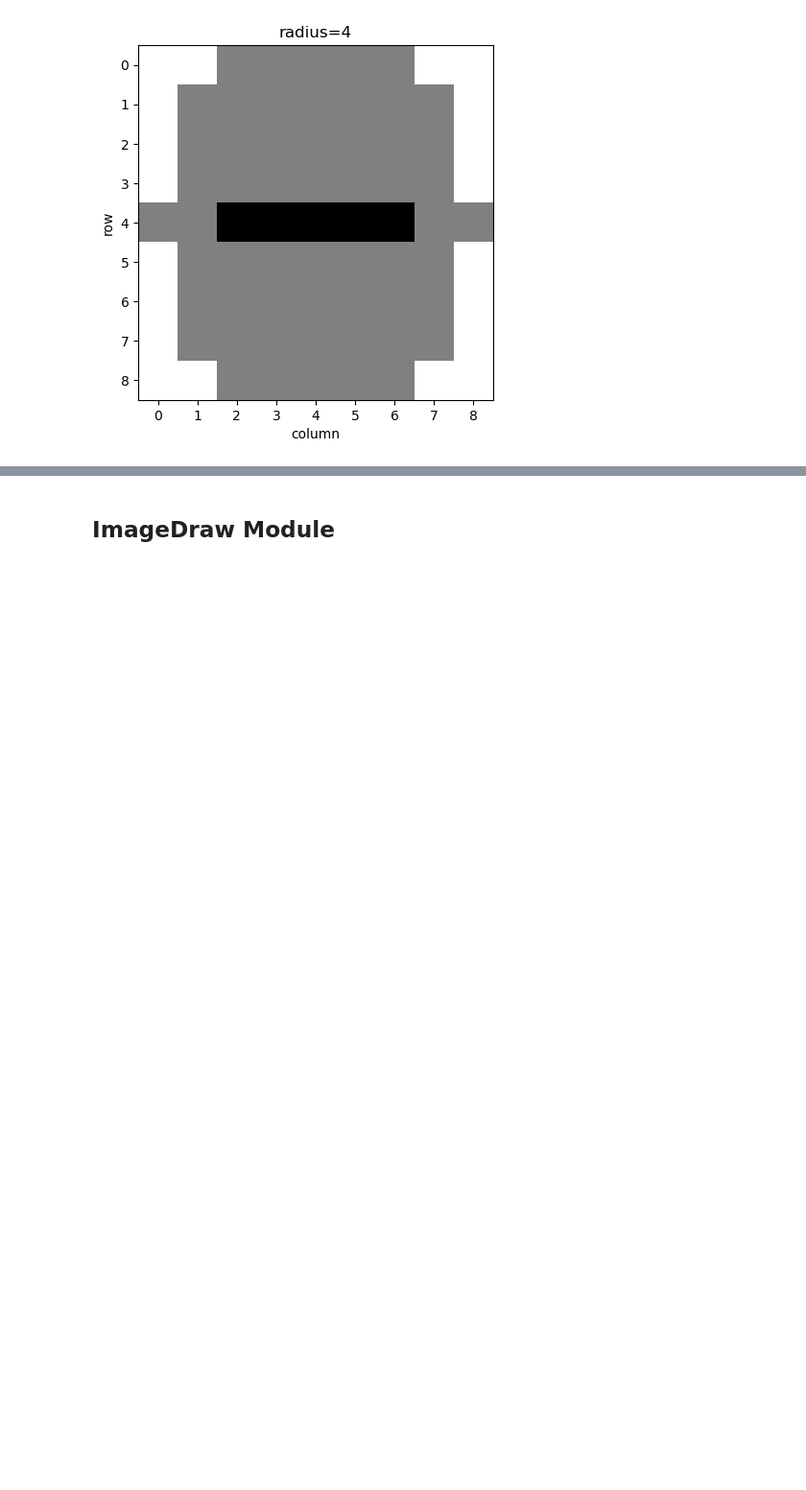
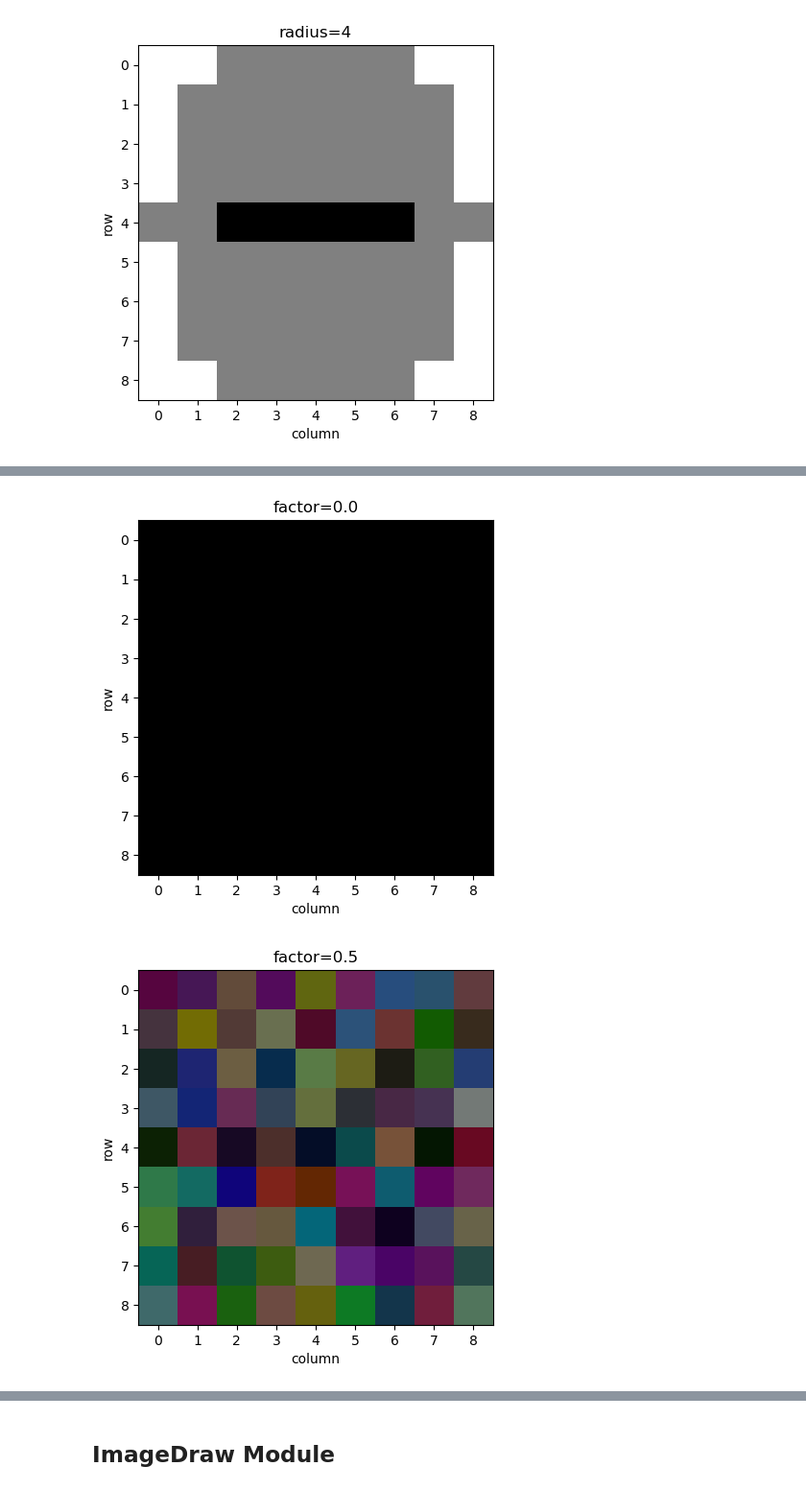
Before and after one commit to PhilipYip1988/python-notebooks, a Jupyter notebook: pillow_library/notebook.ipynb, the cells around one changed output, grey strips where cells are left out. Shown at 96% size. Saved outputs shown, nothing was run; the diff lists cells and outputs as text; code cells hidden in the pictures; blank space fills up the shorter version.

```diff
--- a/pillow_library/notebook.ipynb
+++ b/pillow_library/notebook.ipynb
@@ -566,0 +606,15 @@ ImageEnhance ImageTransform ImageMath
+# %%
+brightness = ImageEnhance.Brightness(image_original)
+# %%
+image_brightness_00 = brightness.enhance(factor=0.0) # black image
+image_brightness_05 = brightness.enhance(factor=0.5)
+image_brightness_10 = brightness.enhance(factor=1.0) # original image
+image_brightness_20 = brightness.enhance(factor=2.0)
+# %%
+plot_filter(image=image_brightness_00, title='factor=0.0')
+plot_filter(image=image_brightness_05, title='factor=0.5')
+plot_filter(image=image_brightness_10, title='factor=1.0')
+plot_filter(image=image_brightness_20, title='factor=2.0')
+# %% [output]
+[figure, added]
+[figure, added]
```
Also changed, not shown: parts of 39 cells of this notebook.
